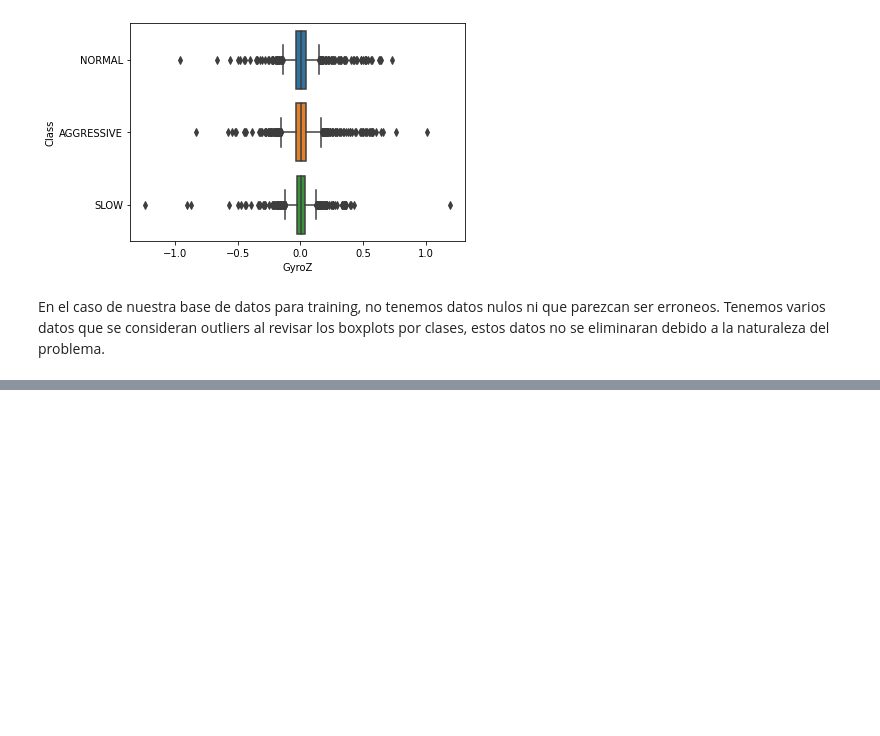
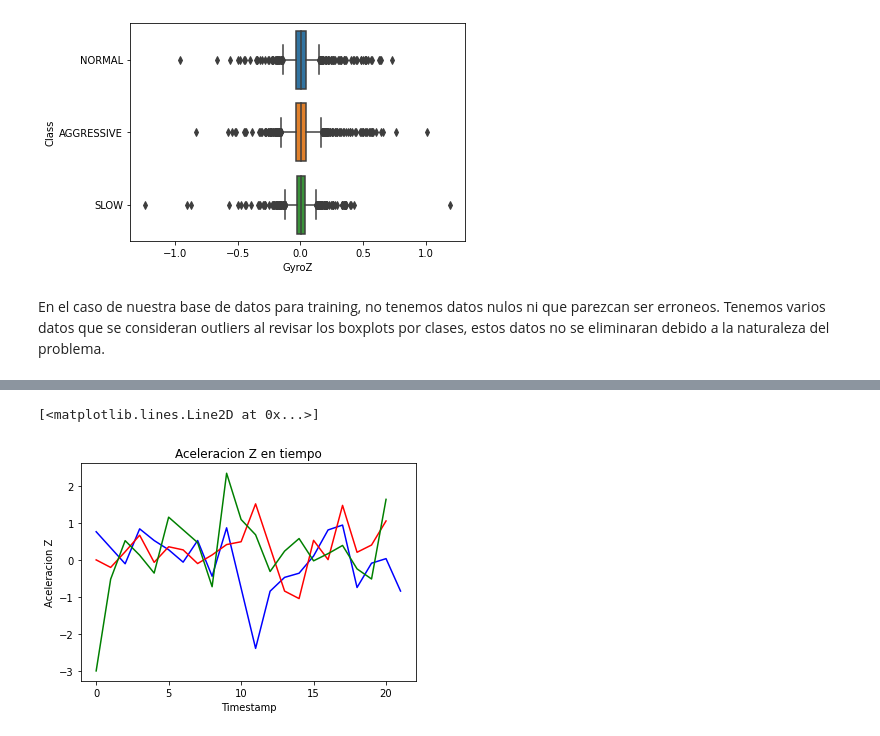
Before and after one commit to NoMolestar/Driving-Behavior-IA, a Jupyter notebook: code/Driving_Behavior.ipynb, the cells around one changed output, grey strips where cells are left out. Drawn from its saved outputs; the diff is of its cells as text; code cells hidden in the pictures; blank space fills up the shorter version.

```diff
--- a/code/Driving_Behavior.ipynb
+++ b/code/Driving_Behavior.ipynb
@@ -169,0 +241,15 @@ En el caso de nuestra base de datos para training, no tenemos datos nulos ni que
+# %%
+plt.title('Aceleracion Z en tiempo')
+plt.xlabel('Timestamp')
+plt.ylabel('Aceleracion Z')
+tS = t_trainSlow['Timestamp'][:20]-t_trainSlow['Timestamp'].min()
+tN = t_trainNormal['Timestamp'][:20]-t_trainNormal['Timestamp'].min()
+tA = t_trainAggressive['Timestamp'][:20]-t_trainAggressive['Timestamp'].min()
+
+
+plt.plot(tS, t_trainSlow['AccZ'][:20], color='blue')
+plt.plot(tN, t_trainNormal['AccZ'][:20], color='red')
+plt.plot(tA, t_trainAggressive['AccZ'][:20], color='green')
+# %% [output]
+[<matplotlib.lines.Line2D at 0x...>]
+[figure, added]
```
Also changed, not shown: parts of 14 cells of this notebook.
